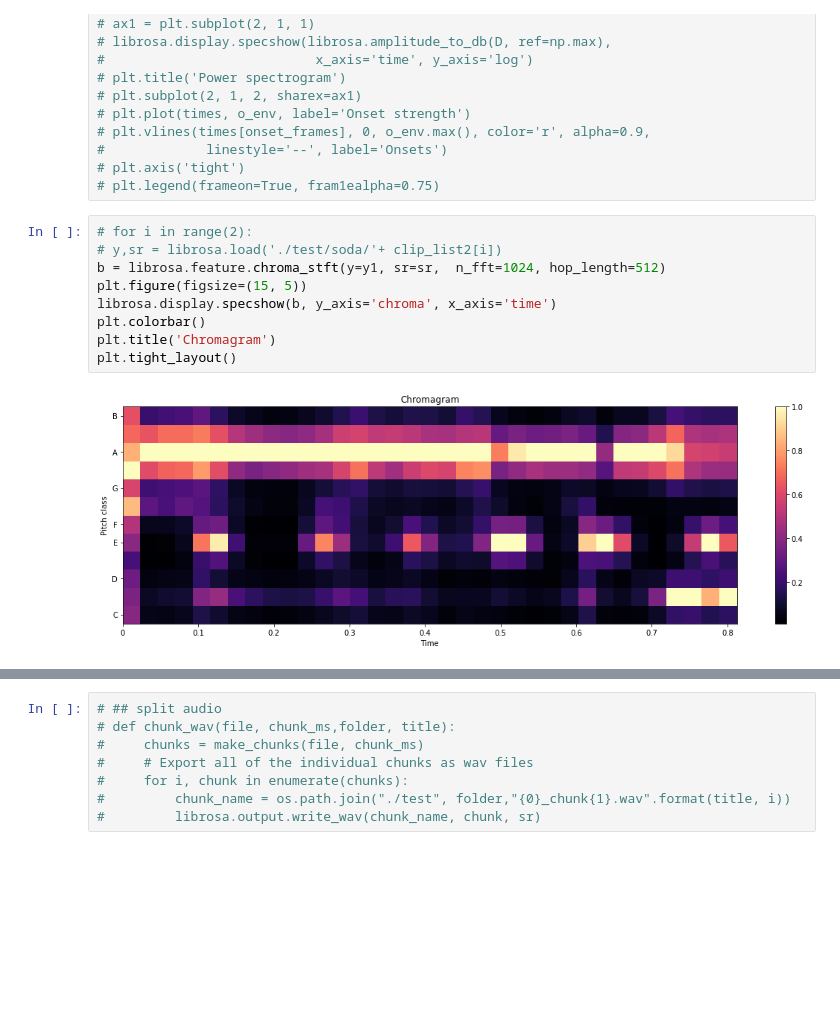
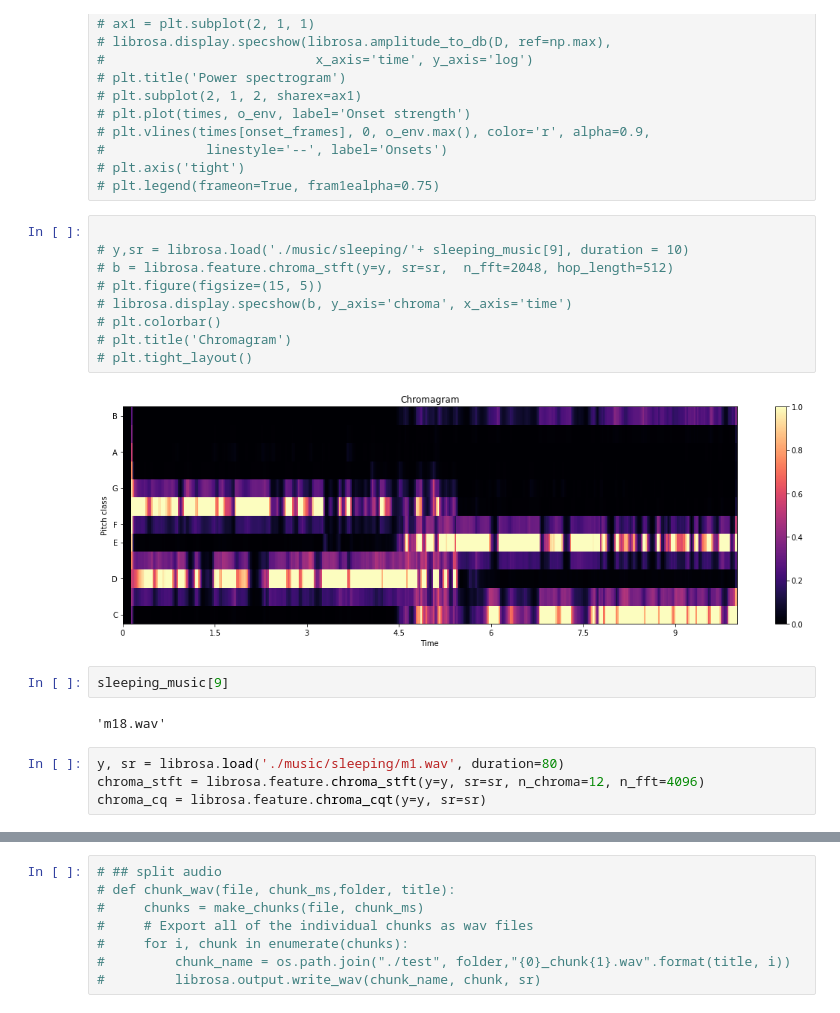
Before and after one commit to sharon1018/Music_information_retrieval, a Jupyter notebook: Pitch_spelling-sleeping.ipynb, the cells around one changed output, grey strips where cells are left out. Drawn from its saved outputs; the diff is of its cells as text; blank space fills up the shorter version.

```diff
--- a/Pitch_spelling-sleeping.ipynb
+++ b/Pitch_spelling-sleeping.ipynb
@@ -330,13 +474,21 @@ plot_wordcloud(a,50)
 # plt.axis('tight')
 # plt.legend(frameon=True, fram1ealpha=0.75)
 # %%
-# for i in range(2):
-# y,sr = librosa.load('./test/soda/'+ clip_list2[i])
-b = librosa.feature.chroma_stft(y=y1, sr=sr,  n_fft=1024, hop_length=512)
-plt.figure(figsize=(15, 5))
-librosa.display.specshow(b, y_axis='chroma', x_axis='time')
-plt.colorbar()
-plt.title('Chromagram')
-plt.tight_layout()
+
+# y,sr = librosa.load('./music/sleeping/'+ sleeping_music[9], duration = 10)
+# b = librosa.feature.chroma_stft(y=y, sr=sr,  n_fft=2048, hop_length=512)
+# plt.figure(figsize=(15, 5))
+# librosa.display.specshow(b, y_axis='chroma', x_axis='time')
+# plt.colorbar()
+# plt.title('Chromagram')
+# plt.tight_layout()
 # %% [output]
-[figure, old version]
+[figure, new version]
+# %%
+sleeping_music[9]
+# %% [output]
+'m18.wav'
+# %%
+y, sr = librosa.load('./music/sleeping/m1.wav', duration=80)
+chroma_stft = librosa.feature.chroma_stft(y=y, sr=sr, n_chroma=12, n_fft=4096)
+chroma_cq = librosa.feature.chroma_cqt(y=y, sr=sr)
```
Also changed, not shown: parts of 29 cells of this notebook.
